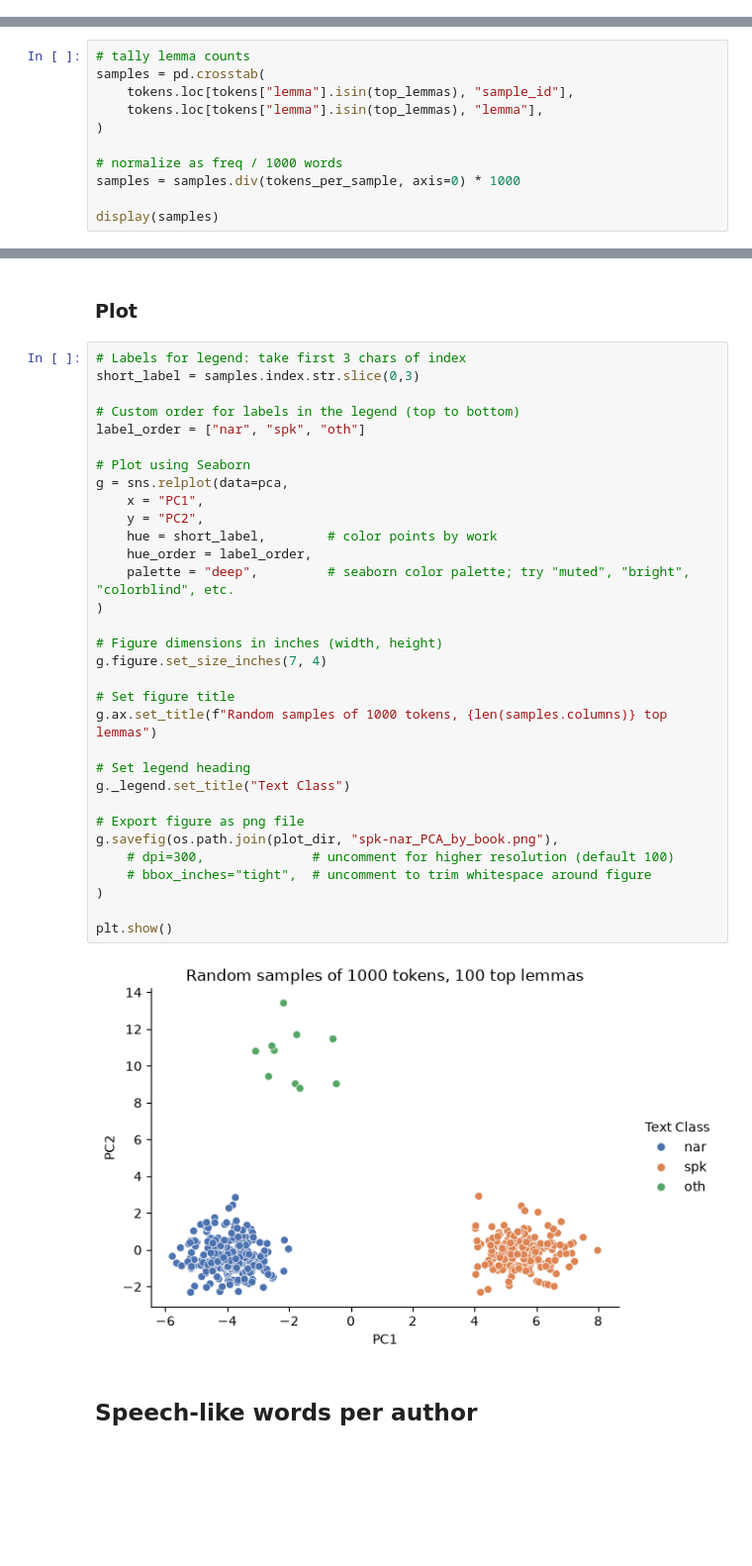
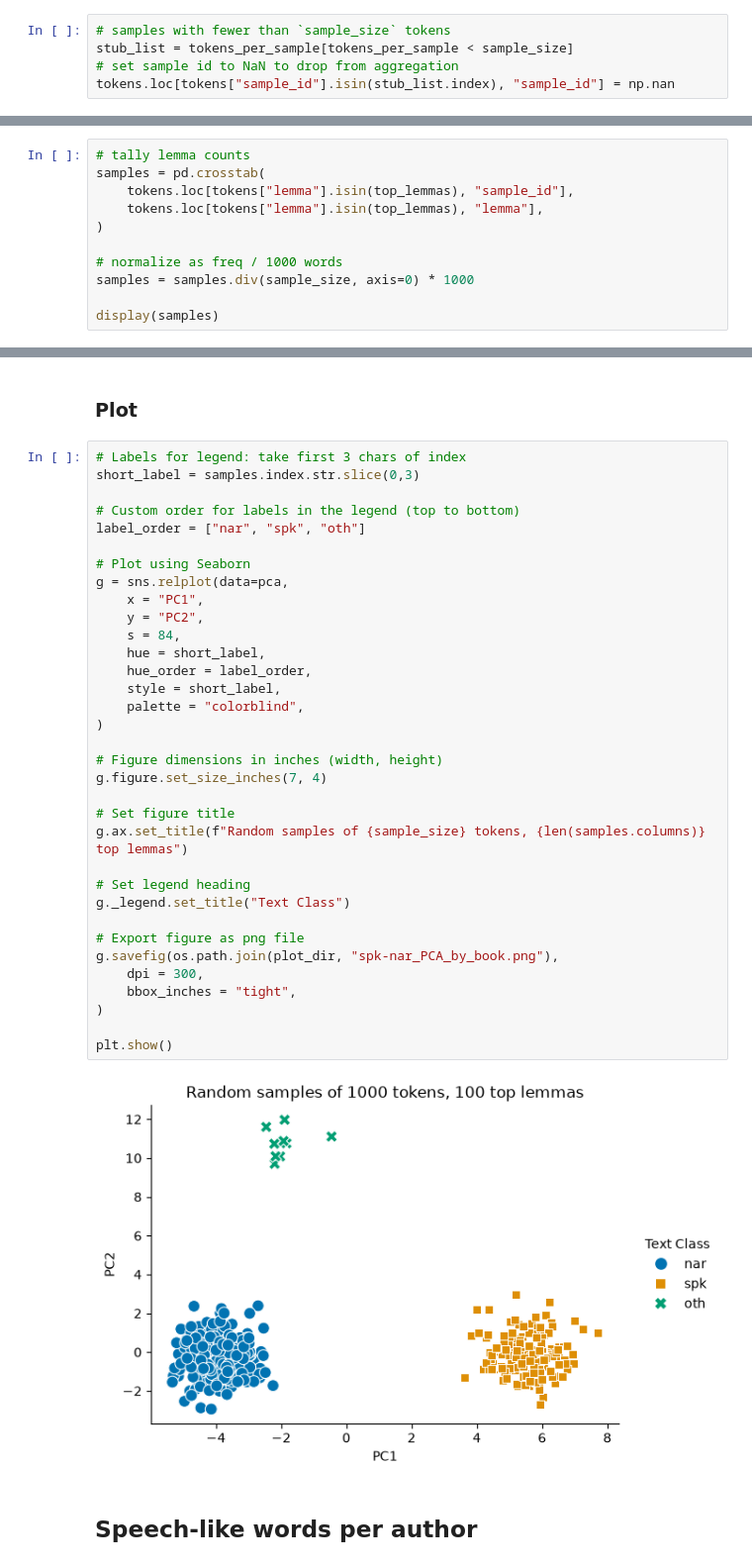
Before and after one commit to cwf2/ccc2026, a Jupyter notebook: 1 - Author and speech signal.ipynb, the cells around one changed output, grey strips where cells are left out. Shown at 99% size. Cells and saved outputs as stored; diff of their text form; blank space fills up the shorter version.

```diff
--- a/1 - Author and speech signal.ipynb
+++ b/1 - Author and speech signal.ipynb
@@ -215,3 +233,8 @@ sns.displot(tokens_per_sample)
+# %%
+# samples with fewer than `sample_size` tokens
+stub_list = tokens_per_sample[tokens_per_sample < sample_size]
+# set sample id to NaN to drop from aggregation
+tokens.loc[tokens["sample_id"].isin(stub_list.index), "sample_id"] = np.nan
 # %% [markdown]
 ### Calculate feature vectors for each sample
 
@@ -224,7 +247,7 @@ samples = pd.crosstab(
 )
 
 # normalize as freq / 1000 words
-samples = samples.div(tokens_per_sample, axis=0) * 1000
+samples = samples.div(sample_size, axis=0) * 1000
 
 display(samples)
 # %% [output]
@@ -253,37 +276,39 @@ pca = pd.DataFrame(model.fit_transform(scaled), columns=["PC1", "PC2", "PC3"])
 # %%
 # Labels for legend: take first 3 chars of index
 short_label = samples.index.str.slice(0,3)
 
 # Custom order for labels in the legend (top to bottom)
 label_order = ["nar", "spk", "oth"]
 
 # Plot using Seaborn
 g = sns.relplot(data=pca,
     x = "PC1",
     y = "PC2",
-    hue = short_label,        # color points by work
+    s = 84,
+    hue = short_label,
     hue_order = label_order,
-    palette = "deep",         # seaborn color palette; try "muted", "bright", "colorblind", etc.
+    style = short_label,
+    palette = "colorblind",
 )
 
 # Figure dimensions in inches (width, height)
 g.figure.set_size_inches(7, 4)
 
 # Set figure title
-g.ax.set_title(f"Random samples of 1000 tokens, {len(samples.columns)} top lemmas")
+g.ax.set_title(f"Random samples of {sample_size} tokens, {len(samples.columns)} top lemmas")
 
 # Set legend heading
 g._legend.set_title("Text Class")
 
 # Export figure as png file
 g.savefig(os.path.join(plot_dir, "spk-nar_PCA_by_book.png"),
-    # dpi=300,              # uncomment for higher resolution (default 100)
-    # bbox_inches="tight",  # uncomment to trim whitespace around figure
+    dpi = 300,
+    bbox_inches = "tight",
 )
 
 plt.show()
 # %% [output]
-[figure, old version]
+[figure, new version]
 # %% [markdown]
 ## Speech-like words per author
 # %% [markdown]
```
Also changed, not shown: parts of 18 cells of this notebook, 4 other files.
